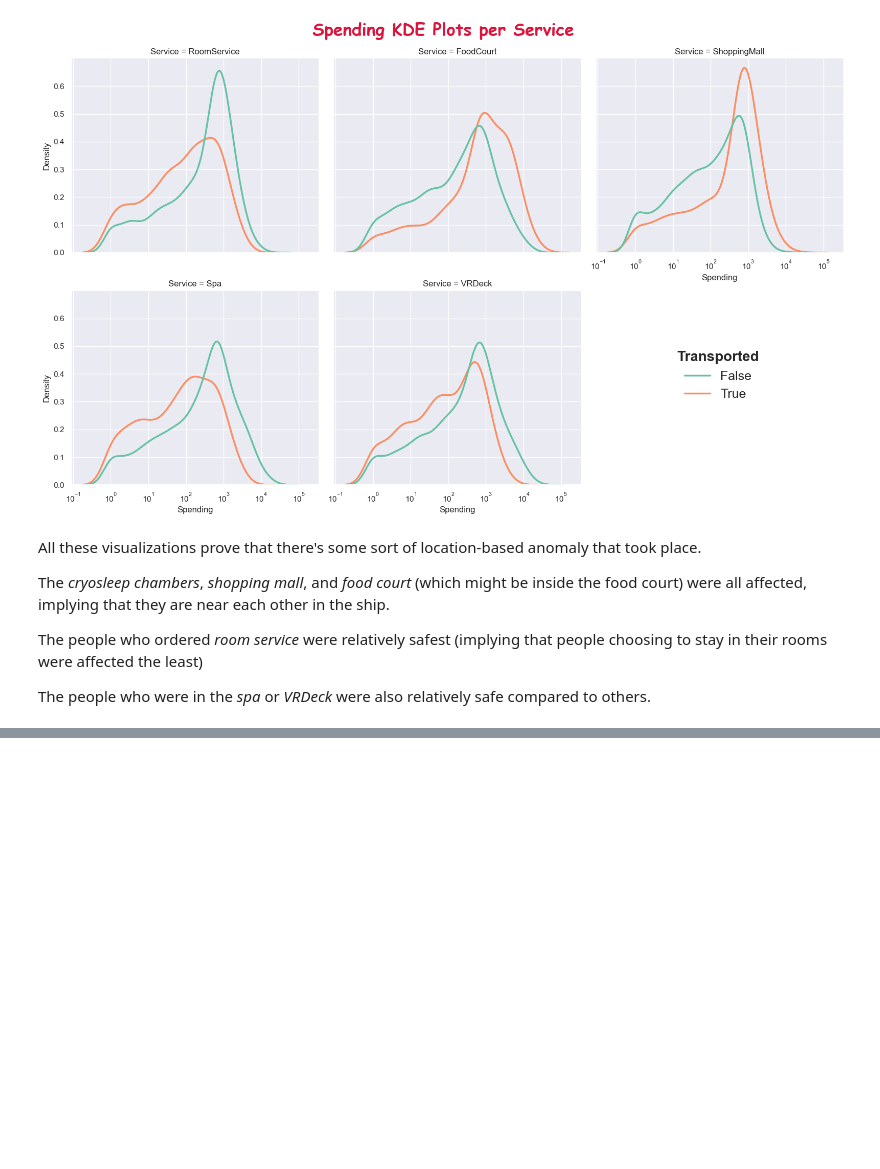
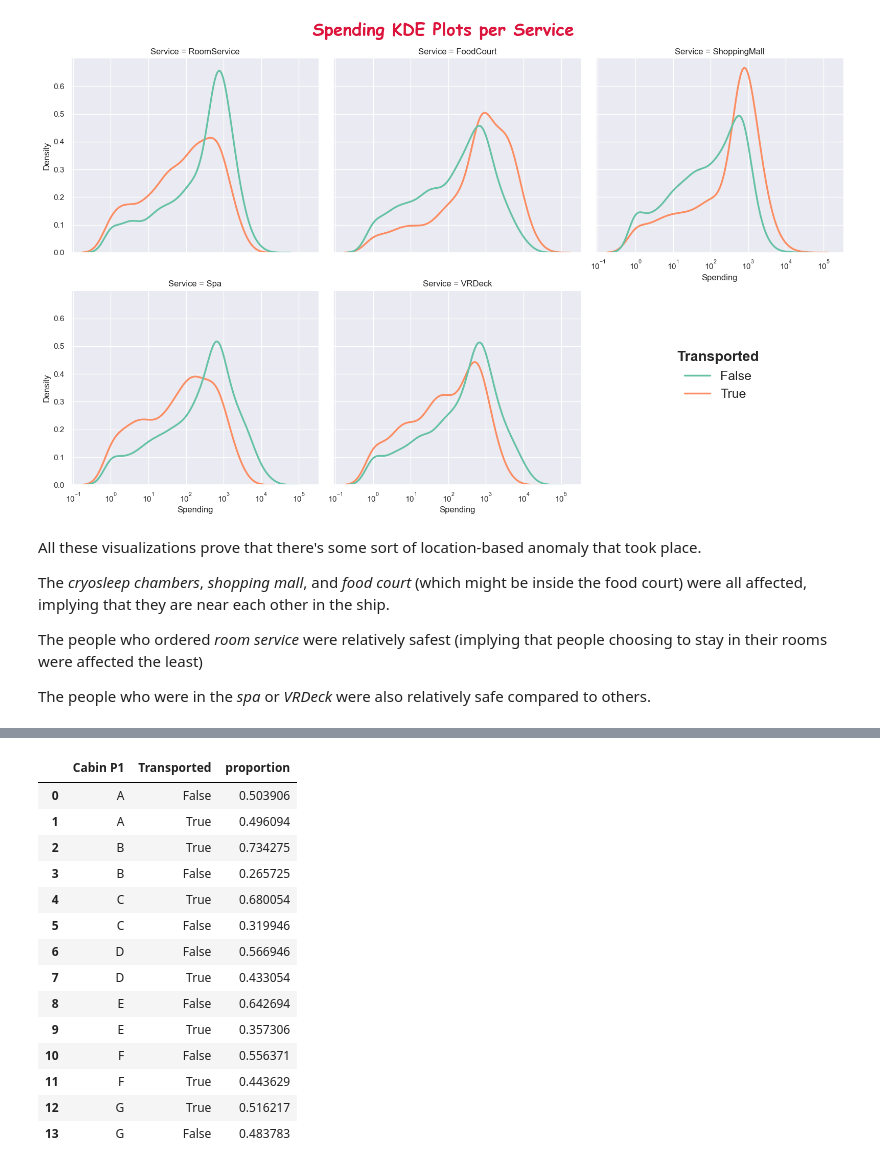
Before and after one commit to bestboybest/OlympusTech3.0--AstroGoodBoy, a Jupyter notebook: Task2/AstroGoodBoy_notebook_cleaning.ipynb, the cells around one changed output, grey strips where cells are left out. Cells and saved outputs as stored; diff of their text form; code cells hidden in the pictures; blank space fills up the shorter version.

```diff
--- a/Task2/AstroGoodBoy_notebook_cleaning.ipynb
+++ b/Task2/AstroGoodBoy_notebook_cleaning.ipynb
@@ -1422,0 +1448,18 @@ The people who were in the *spa* or *VRDeck* were also relatively safe compared
+# %%
+cleanData.groupby('Cabin P1')['Transported'].value_counts(normalize=True).reset_index()
+# %% [output]
+|  | Cabin P1 | Transported | proportion |
+| 0 | A | False | 0.503906 |
+| 1 | A | True | 0.496094 |
+| 2 | B | True | 0.734275 |
+| 3 | B | False | 0.265725 |
+| 4 | C | True | 0.680054 |
+| 5 | C | False | 0.319946 |
+| 6 | D | False | 0.566946 |
+| 7 | D | True | 0.433054 |
+| 8 | E | False | 0.642694 |
+| 9 | E | True | 0.357306 |
+| 10 | F | False | 0.556371 |
+| 11 | F | True | 0.443629 |
+| 12 | G | True | 0.516217 |
+| 13 | G | False | 0.483783 |
```
Also changed, not shown: parts of 5 cells of this notebook, 2 other files.
